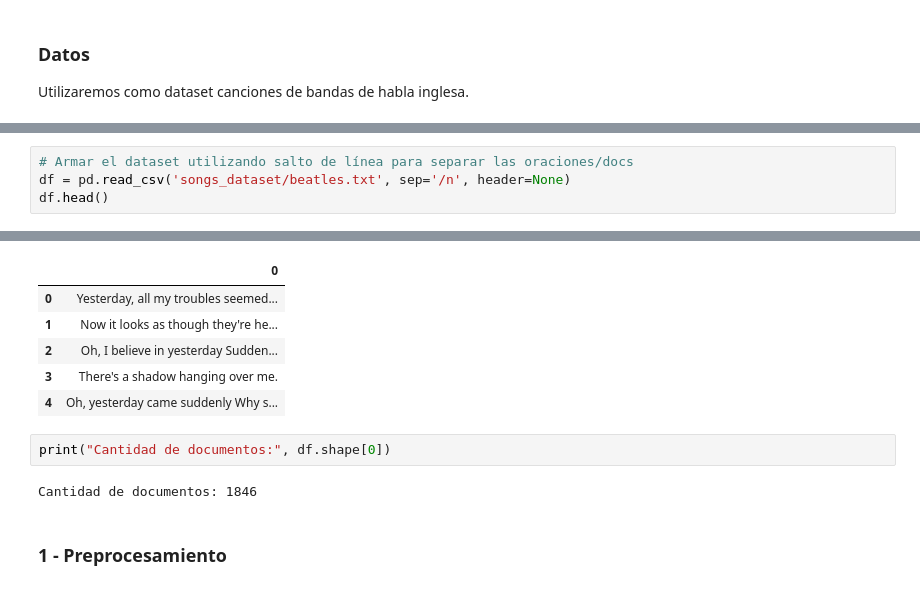
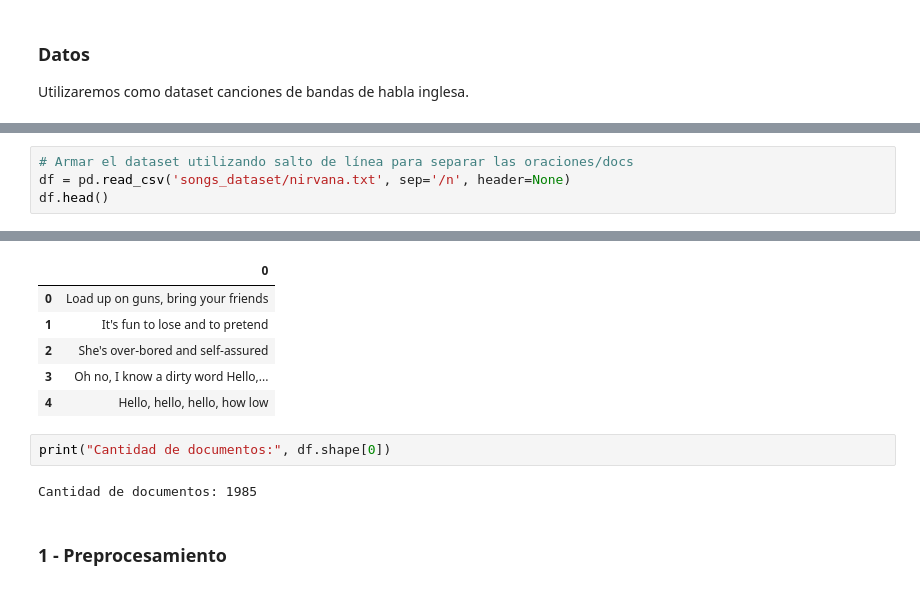
Before and after one commit to X57FI8W9S/TPPNL, a Jupyter notebook: Desafio_2.ipynb, the cells around one changed output, grey strips where cells are left out. Drawn from its saved outputs; the diff is of its cells as text.

```diff
--- a/Desafio_2.ipynb
+++ b/Desafio_2.ipynb
@@ -86,5 +62,5 @@ os.listdir("./songs_dataset/")
 # %%
 # Armar el dataset utilizando salto de línea para separar las oraciones/docs
-df = pd.read_csv('songs_dataset/beatles.txt', sep='/n', header=None)
+df = pd.read_csv('songs_dataset/nirvana.txt', sep='/n', header=None)
 df.head()
 # %% [output]
@@ -91,13 +68,13 @@ df.head()
 |  | 0 |
-| 0 | Yesterday, all my troubles seemed... |
-| 1 | Now it looks as though they're he... |
-| 2 | Oh, I believe in yesterday Sudden... |
-| 3 | There's a shadow hanging over me. |
-| 4 | Oh, yesterday came suddenly Why s... |
+| 0 | Load up on guns, bring your friends |
+| 1 | It's fun to lose and to pretend |
+| 2 | She's over-bored and self-assured |
+| 3 | Oh no, I know a dirty word Hello,... |
+| 4 | Hello, hello, hello, how low |
 # %%
 print("Cantidad de documentos:", df.shape[0])
 # %% [output]
-Cantidad de documentos: 1846
+Cantidad de documentos: 1985
 # %% [markdown]
 ### 1 - Preprocesamiento
 # %%
```
Also changed, not shown: parts of 17 cells of this notebook.
